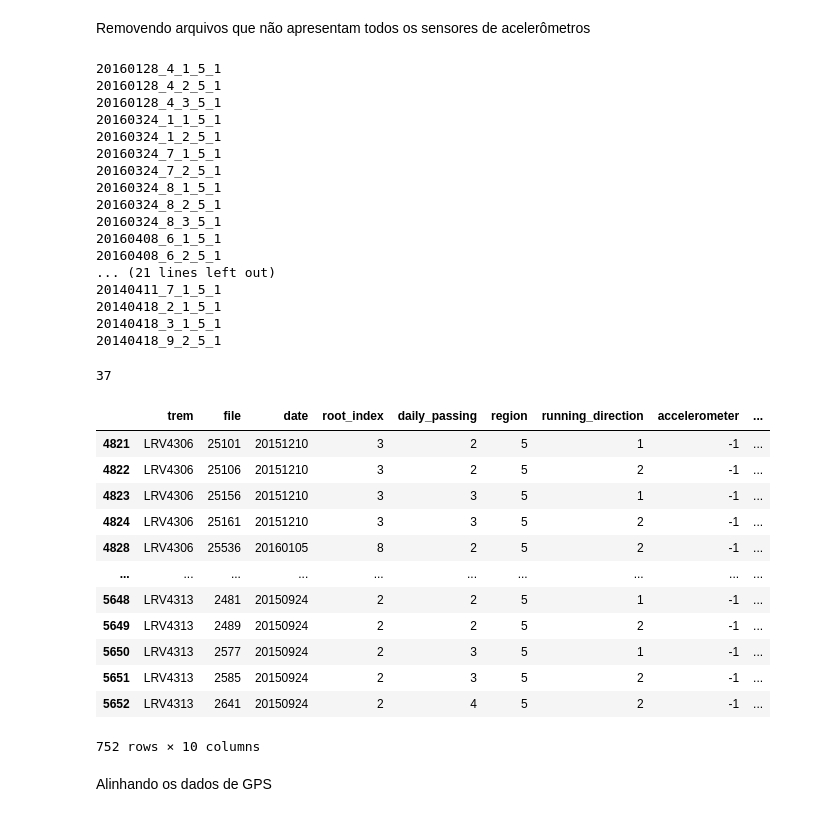
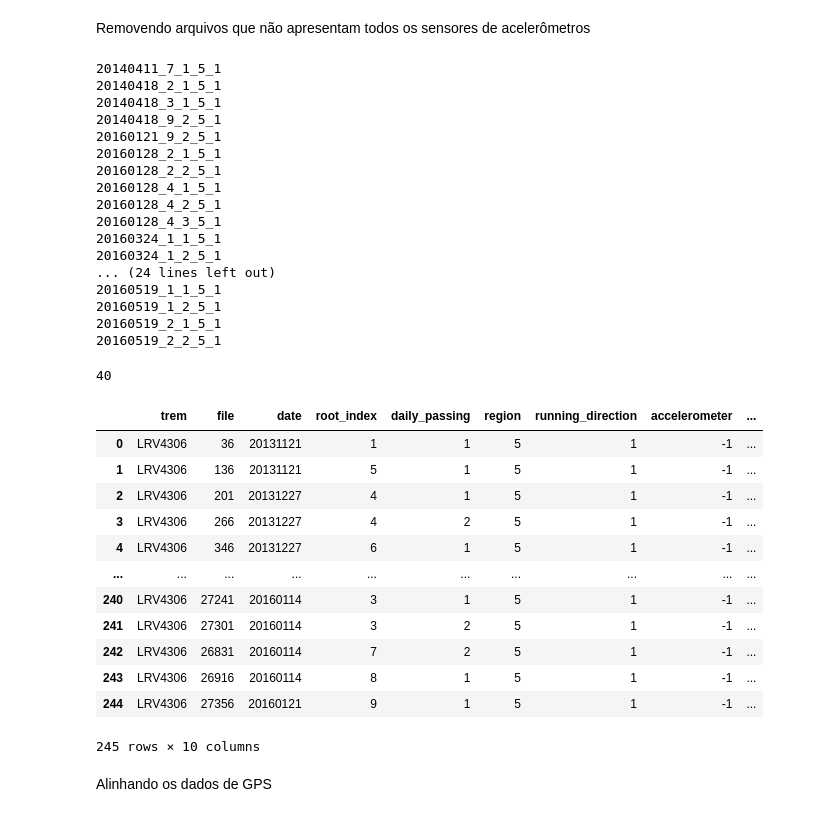
Before and after one commit to lorenzo-trevizani/UFES-monitoracao-diagnostico-maquinas, a Jupyter notebook: analise_exploratoria.ipynb, the cells around one changed output. Cells and saved outputs as stored; diff of their text form; code cells hidden in the pictures.

```diff
--- a/analise_exploratoria.ipynb
+++ b/analise_exploratoria.ipynb
@@ -108,6 +108,9 @@ for i in range(0, len(diretory)):
             identidade = str(date) + '_' +str(root_index)+ '_' +str(daily_passing) +'_'+str(region)+'_'+str(running_direction)
             df_global = pd.concat([df_global, pd.DataFrame({'trem': [trem[i]], 'file': [file], 'date': [date],'root_index': [root_index],
                      'daily_passing': [daily_passing], 'region': [region], 'running_direction': [running_direction], 'accelerometer': accelerometer, 'arquivo': arquivo, 'identidade': identidade})], ignore_index = True)
+# %%
+df_global=df_global.sort_values(by=['file']).reset_index(drop=True)
+df_global=df_global.loc[(df_global.trem=='LRV4306') & (df_global.running_direction==1) & (df_global.accelerometer<6)]
 # %%
 df_global.loc[df_global.accelerometer == -1]
 # %% [output]
@@ -178,46 +181,46 @@ aux = df_global.loc[(df_global['trem'] == 'LRV4306') & (df_global['accelerometer
                         & (df_global['running_direction'] == 1)].reset_index(drop=True)
 count=0
 for i in range(0,len(aux)):
-    if len(df_global[df_global.identidade == aux.identidade[i]])<2:
+    if len(df_global[df_global.identidade == aux.identidade[i]])<6:
         print(aux.identidade[i])
         df_global.drop(df_global[df_global.identidade == aux.identidade[i]].index,  inplace=True)
         count=count+1
 count
 # %% [output]
+20140411_7_1_5_1
+20140418_2_1_5_1
+20140418_3_1_5_1
+20140418_9_2_5_1
+20160121_9_2_5_1
+20160128_2_1_5_1
+20160128_2_2_5_1
 20160128_4_1_5_1
 20160128_4_2_5_1
 20160128_4_3_5_1
 20160324_1_1_5_1
 20160324_1_2_5_1
-20160324_7_1_5_1
-20160324_7_2_5_1
-20160324_8_1_5_1
-20160324_8_2_5_1
-20160324_8_3_5_1
-20160408_6_1_5_1
-20160408_6_2_5_1
-... (21 lines left out)
-20140411_7_1_5_1
-20140418_2_1_5_1
-20140418_3_1_5_1
-20140418_9_2_5_1
+... (24 lines left out)
+20160519_1_1_5_1
+20160519_1_2_5_1
+20160519_2_1_5_1
+20160519_2_2_5_1
-37
+40
 # %%
-df_global.loc[df_global.accelerometer == -1]
+df_global.loc[df_global.accelerometer == -1].sort_values('date').reset_index(drop=True)
 # %% [output]
 |  | trem | file | date | root_index | daily_passing | region | running_direction | accelerometer | ... |
-| 4821 | LRV4306 | 25101 | 20151210 | 3 | 2 | 5 | 1 | -1 | ... |
-| 4822 | LRV4306 | 25106 | 20151210 | 3 | 2 | 5 | 2 | -1 | ... |
-| 4823 | LRV4306 | 25156 | 20151210 | 3 | 3 | 5 | 1 | -1 | ... |
-| 4824 | LRV4306 | 25161 | 20151210 | 3 | 3 | 5 | 2 | -1 | ... |
-| 4828 | LRV4306 | 25536 | 20160105 | 8 | 2 | 5 | 2 | -1 | ... |
+| 0 | LRV4306 | 36 | 20131121 | 1 | 1 | 5 | 1 | -1 | ... |
+| 1 | LRV4306 | 136 | 20131121 | 5 | 1 | 5 | 1 | -1 | ... |
+| 2 | LRV4306 | 201 | 20131227 | 4 | 1 | 5 | 1 | -1 | ... |
+| 3 | LRV4306 | 266 | 20131227 | 4 | 2 | 5 | 1 | -1 | ... |
+| 4 | LRV4306 | 346 | 20131227 | 6 | 1 | 5 | 1 | -1 | ... |
 | ... | ... | ... | ... | ... | ... | ... | ... | ... | ... |
-| 5648 | LRV4313 | 2481 | 20150924 | 2 | 2 | 5 | 1 | -1 | ... |
-| 5649 | LRV4313 | 2489 | 20150924 | 2 | 2 | 5 | 2 | -1 | ... |
-| 5650 | LRV4313 | 2577 | 20150924 | 2 | 3 | 5 | 1 | -1 | ... |
-| 5651 | LRV4313 | 2585 | 20150924 | 2 | 3 | 5 | 2 | -1 | ... |
-| 5652 | LRV4313 | 2641 | 20150924 | 2 | 4 | 5 | 2 | -1 | ... |
+| 240 | LRV4306 | 27241 | 20160114 | 3 | 1 | 5 | 1 | -1 | ... |
+| 241 | LRV4306 | 27301 | 20160114 | 3 | 2 | 5 | 1 | -1 | ... |
+| 242 | LRV4306 | 26831 | 20160114 | 7 | 2 | 5 | 1 | -1 | ... |
+| 243 | LRV4306 | 26916 | 20160114 | 8 | 1 | 5 | 1 | -1 | ... |
+| 244 | LRV4306 | 27356 | 20160121 | 9 | 1 | 5 | 1 | -1 | ... |
-752 rows × 10 columns
+245 rows × 10 columns
 # %% [markdown]
 Alinhando os dados de GPS
 # %%
```
Also changed, not shown: parts of 39 cells of this notebook.
